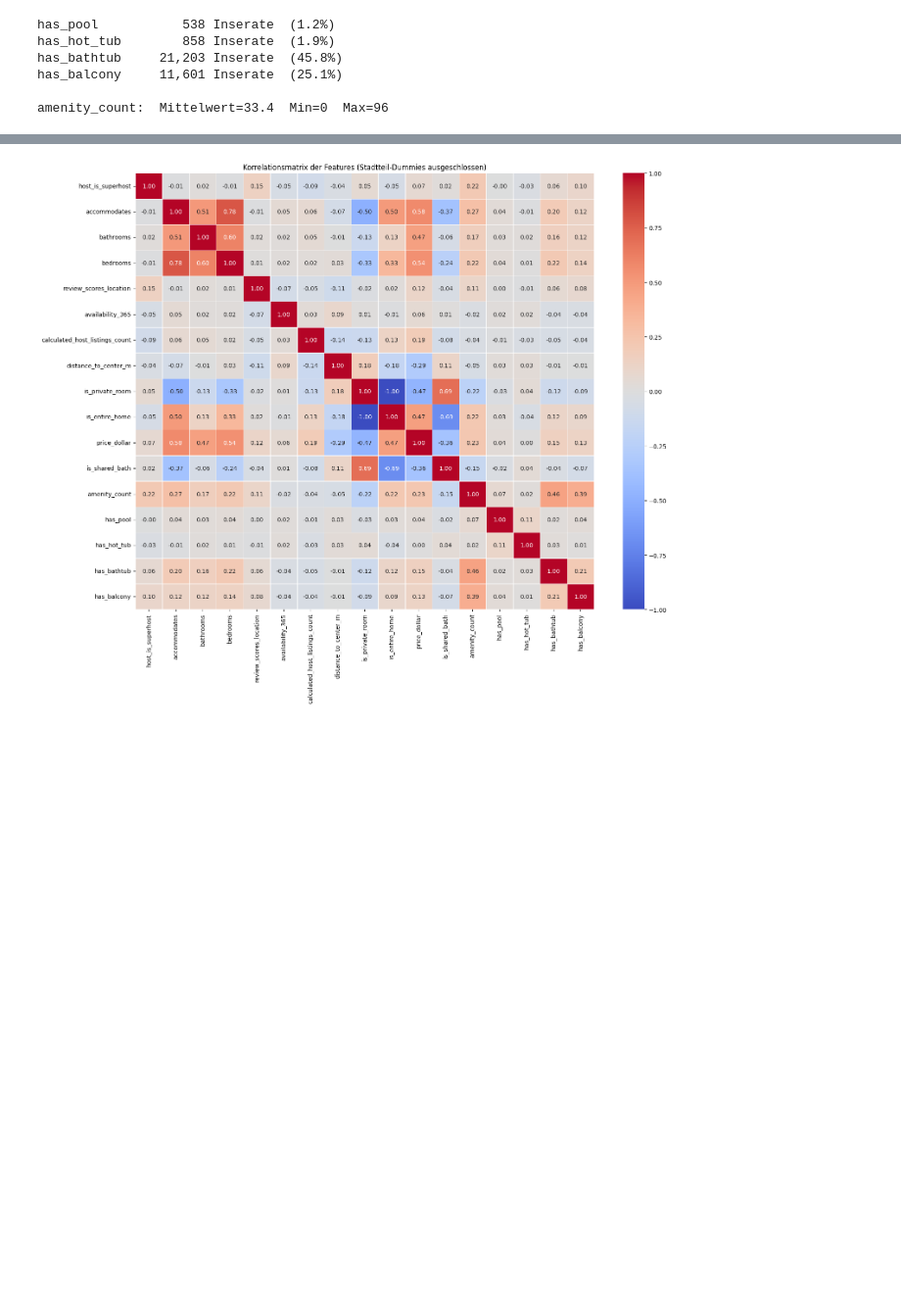
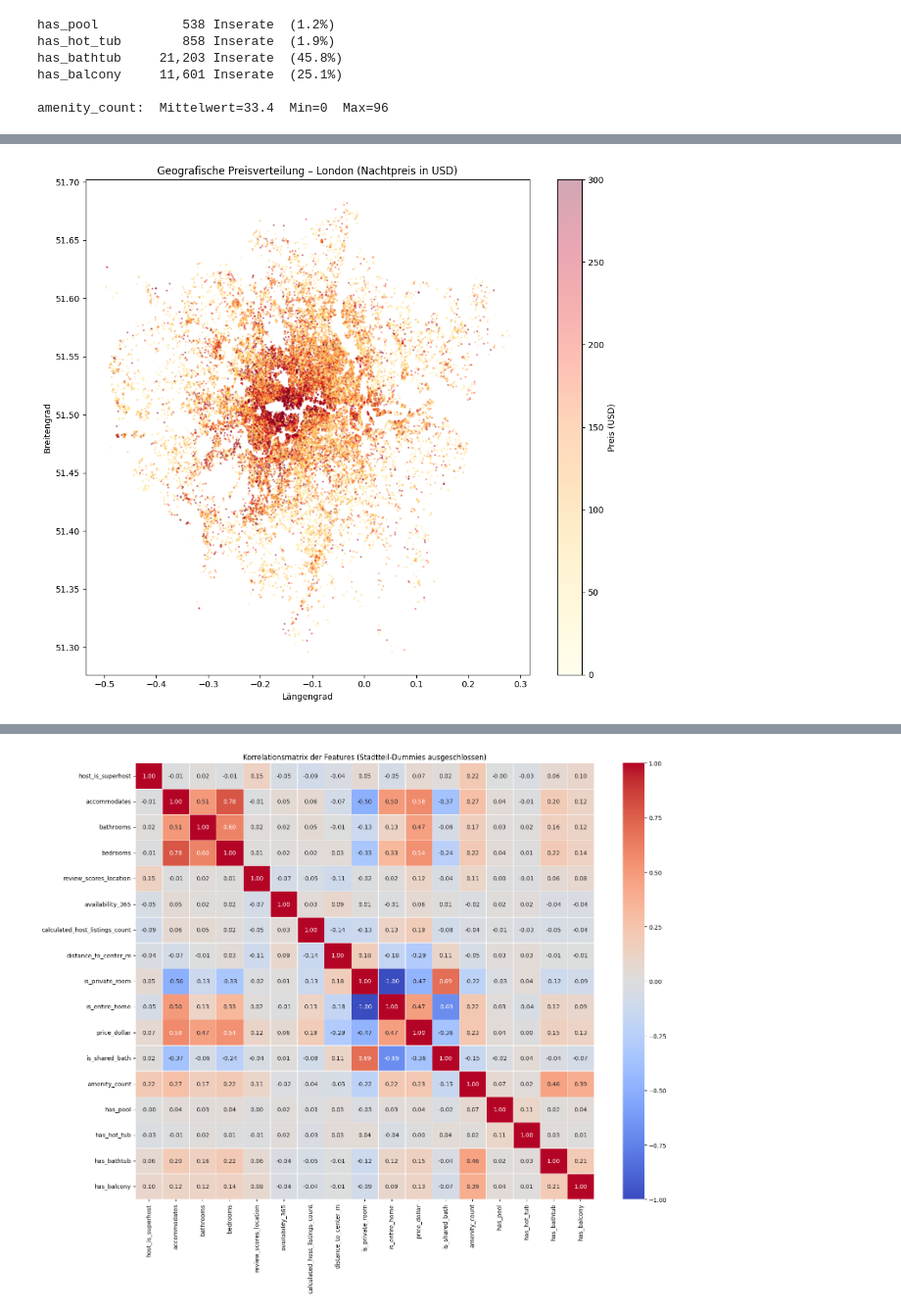
Before and after one commit to pa19duxu/AirbnbPrices, a Jupyter notebook: Prediction.ipynb, the cells around one changed output, grey strips where cells are left out. Shown at 98% size. Drawn from its saved outputs; the diff is of its cells as text; code cells hidden in the pictures; blank space fills up the shorter version.

```diff
--- a/Prediction.ipynb
+++ b/Prediction.ipynb
@@ -142,7 +158,11 @@ def calculate_haversine_distance(lat_series, lon_series, center_lat, center_lon)
 
     return R * c
 # %%
-# Rohe Koordinaten durch ein einzelnes Entfernungs-Feature ersetzen (in Metern zum Stadtzentrum)
+# Koordinaten für die spätere geografische Visualisierung sichern
+_geo_lat = df['latitude'].copy()
+_geo_lon = df['longitude'].copy()
+
+# Rohe Koordinaten durch Entfernungs-Feature ersetzen (Meter zum Stadtzentrum)
 df['distance_to_center_m'] = calculate_haversine_distance(
     df['latitude'], df['longitude'],
     london_center_lat, london_center_lon
@@ -262,0 +326,15 @@ amenity_count:  Mittelwert=33.4  Min=0  Max=96
+# %%
+fig, ax = plt.subplots(figsize=(10, 9))
+sc = ax.scatter(
+    _geo_lon.loc[df.index], _geo_lat.loc[df.index],
+    c=df['price_dollar'], cmap='YlOrRd',
+    alpha=0.35, s=2, vmin=0, vmax=300,
+)
+plt.colorbar(sc, ax=ax, label='Preis (USD)')
+ax.set_xlabel('Längengrad')
+ax.set_ylabel('Breitengrad')
+ax.set_title('Geografische Preisverteilung – London (Nachtpreis in USD)')
+plt.tight_layout()
+plt.show()
+# %% [output]
+[figure, added]
```
Also changed, not shown: parts of 24 cells of this notebook.
